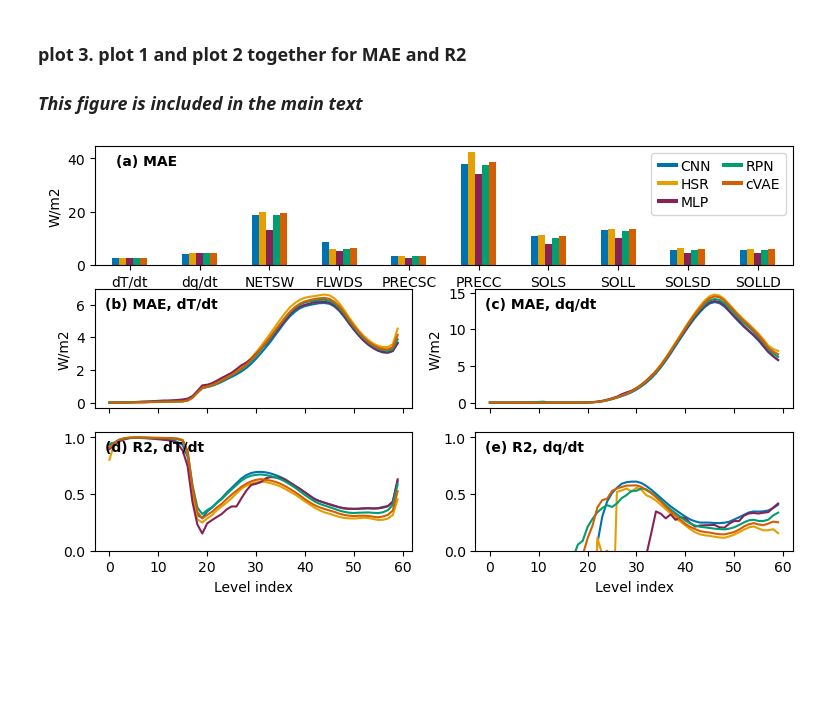
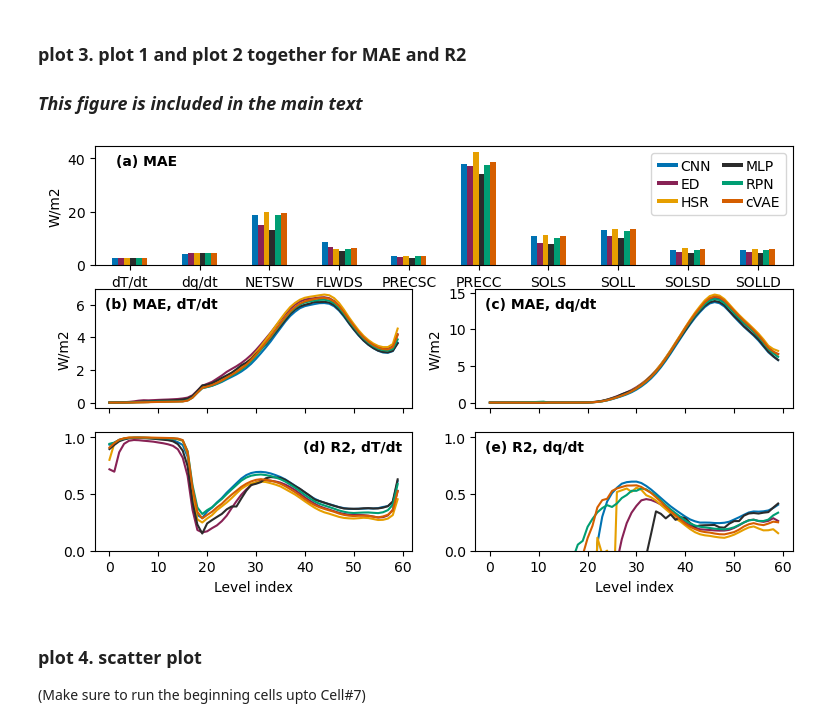
Before and after one commit to leap-stc/ClimSim, a Jupyter notebook: metrics_and_figures/ClimSim_metrics.ipynb, the cells around one changed output. Cells and saved outputs as stored; diff of their text form; code cells hidden in the pictures; blank space fills up the shorter version.

```diff
--- a/metrics_and_figures/ClimSim_metrics.ipynb
+++ b/metrics_and_figures/ClimSim_metrics.ipynb
@@ -451,9 +467,9 @@ for kmodel in plot_this_models:
 PLOTDATA_by_METRIC = {}
 for kmetric in plot_this_metrics:
     if kmetric in ['CRPS']:
-        k_plot_this_models = ['HSR', 'RPN', 'cVAE']
+        k_plot_this_models = plot_this_models_crps
     if kmetric in ['MAE', 'R2', 'RMSE']:
-        k_plot_this_models = ['CNN','HSR','MLP','RPN','cVAE']
+        k_plot_this_models = plot_this_models
     PLOTDATA_by_METRIC[kmetric] = pd.DataFrame([PLOTDATA[kmodel][kmetric] for kmodel in k_plot_this_models],
                                                index=k_plot_this_models
                                               )
@@ -469,7 +485,7 @@ for k, kmetric in enumerate(plot_this_metrics):
     plotdata = plotdata.rename(columns=var_short_name)
     plotdata = plotdata.transpose()
     plotdata.plot.bar(color = [lc_model[kmodel] for kmodel in plotdata.keys()],
-                      # width = .2,
+                      width = .6,
                       legend = False,
                       ax=ax)
 
@@ -506,7 +522,9 @@ fig.tight_layout()
 ### *This figure is included in the SI*
 # %%
 # tell which models and which metrics you want to plot
-plot_this_models = ['CNN','HSR','MLP','RPN','cVAE']
+plot_this_models = ['CNN', 'ED', 'HSR','MLP','RPN','cVAE']
+plot_this_models_crps = ['HSR', 'RPN', 'cVAE']
+
 plot_this_metrics = ['MAE', 'RMSE', 'R2', 'CRPS']
 # %%
 # Packing metrics of different models into one Pandas dataframe
@@ -531,9 +549,9 @@ for kmodel in plot_this_models:
 PLOTDATA_by_METRIC = {}
 for kmetric in plot_this_metrics:
     if kmetric in ['CRPS']:
-        k_plot_this_models = ['HSR', 'RPN', 'cVAE']
+        k_plot_this_models = plot_this_models_crps
     if kmetric in ['MAE', 'R2', 'RMSE']:
-        k_plot_this_models = ['CNN','HSR','MLP','RPN','cVAE']
+        k_plot_this_models = plot_this_models
     PLOTDATA_by_METRIC[kmetric] = pd.DataFrame([PLOTDATA[kmodel][kmetric] for kmodel in k_plot_this_models],
                                                index=k_plot_this_models
                                               )
@@ -598,7 +616,7 @@ axbig = fig.add_subplot(gs[0, 0:])
 
 # top rows
 
-plot_this_models = ['CNN','HSR','MLP','RPN','cVAE']
+plot_this_models = ['CNN', 'ED', 'HSR','MLP','RPN','cVAE']
 plot_this_metrics = ['MAE']
 
 PLOTDATA = {}
@@ -610,7 +628,6 @@ for kmetric in plot_this_metrics:
     PLOTDATA_by_METRIC[kmetric] = pd.DataFrame([PLOTDATA[kmodel][kmetric] for kmodel in plot_this_models],
                                                index=plot_this_models
                                               )
-
 
 ax = axbig
 plotdata = PLOTDATA_by_METRIC[plot_this_metrics[0]]
@@ -643,7 +660,8 @@ ax.legend(ncols=2,
 
 # bottom rows
 
-plot_this_models = ['CNN','HSR','MLP','RPN','cVAE']
+plot_this_models = ['CNN', 'ED', 'HSR','MLP','RPN','cVAE']
+lot_this_models = ['ED', 'HSR','MLP']
 plot_this_metrics = ['MAE', 'R2']
 
 var_idx = {}
@@ -670,34 +688,42 @@ for kk, kvar in enumerate(['ptend_t','ptend_q0001']):
         if kvar == 'ptend_q0001':
             plotdata.columns = plotdata.columns - 60
         if kvar=='ptend_q0001': # this is to keep the right x axis range.
             plotdata = plotdata.where(~np.isinf(plotdata),-999)
         plotdata.transpose()\
         .plot(color=[lc_model[kmodel] for kmodel in plot_this_models],
               legend=False,
               ax=ax,
              )
 
 
         #ax.set_title(f'({abc[k]}) {kmetric}')
         if k==0:
             ax.set_ylabel(f'W/m2')
             ax.set_xlabel('')
             ax.set_xticklabels('')
         elif k==1:
             ax.set_xlabel('Level index')
 
 
-        ax.text(0.03, 0.93, f'({abc[kk+2*k+2]}) {kmetric}, {var_short_name[kvar]}', horizontalalignment='left',
-               verticalalignment='top', transform=ax.transAxes,
-               fontweight='demi')
+        if abc[kk+2*k+2] == 'd':
+            ax.text(0.97, 0.93, f'({abc[kk+2*k+2]}) {kmetric}, {var_short_name[kvar]}', horizontalalignment='right',
+                   verticalalignment='top', transform=ax.transAxes,
+                   fontweight='demi')
+        else:
+            ax.text(0.03, 0.93, f'({abc[kk+2*k+2]}) {kmetric}, {var_short_name[kvar]}', horizontalalignment='left',
+                   verticalalignment='top', transform=ax.transAxes,
+                   fontweight='demi')
 
         if sw_log:
             ax.set_yscale('log')
 
         # R2 ylim
         if  (kmetric=='R2'):
             ax.set_ylim(0,1.05)
 
 fig.set_size_inches(9,5.25)
 # %% [output]
-[figure, old version]
+[figure, new version]
+# %% [markdown]
+### plot 4. scatter plot
+(Make sure to run the beginning cells upto Cell#7)
```
Also changed, not shown: parts of 15 cells of this notebook.
